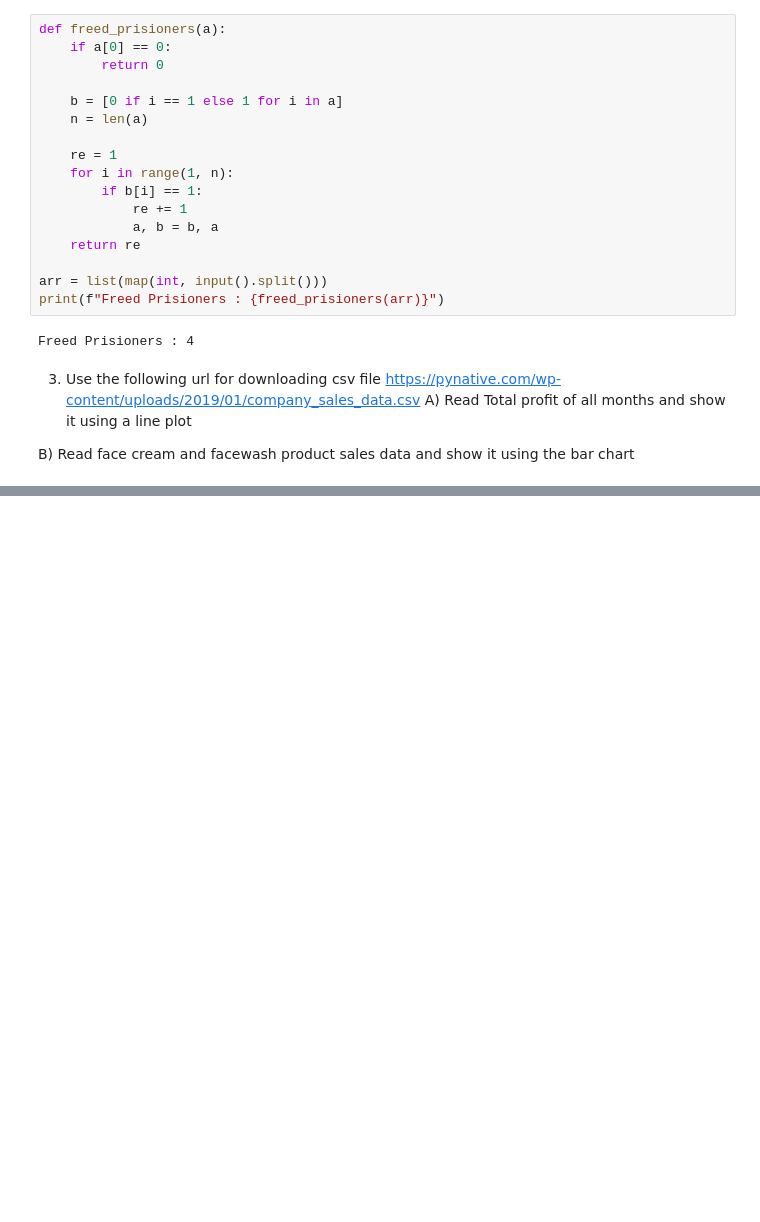
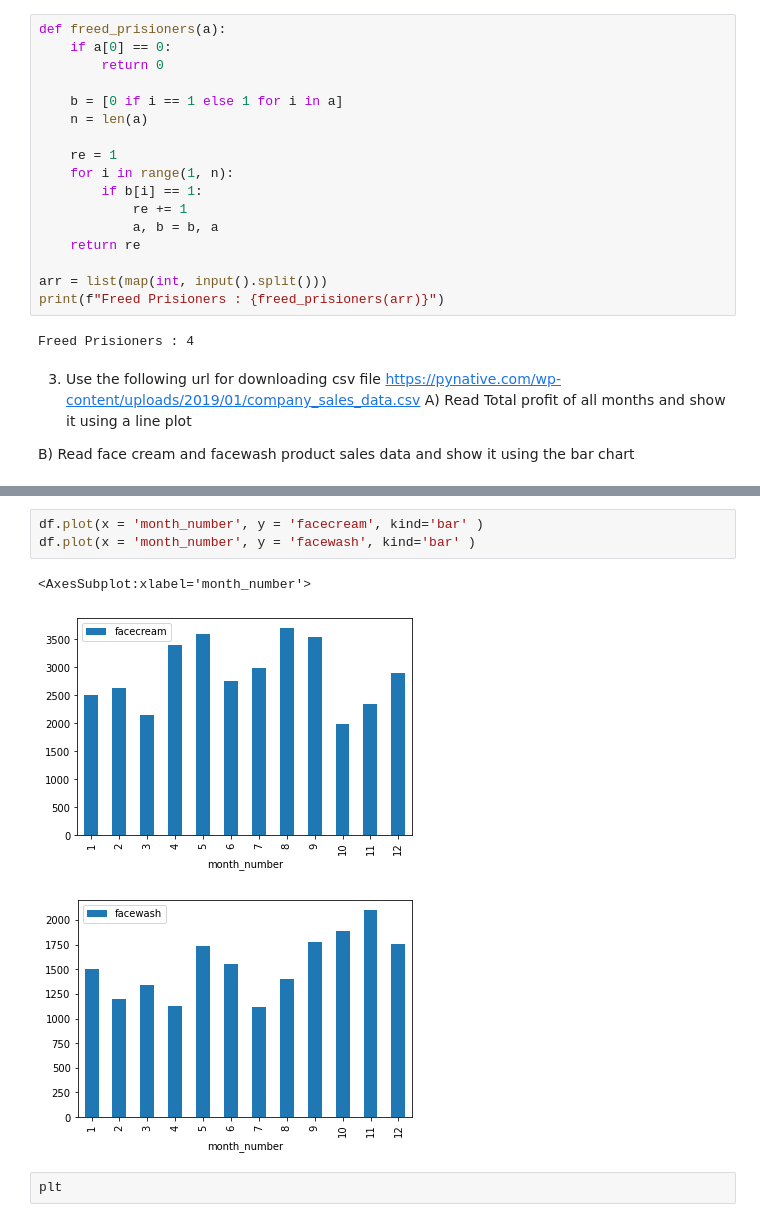
Before and after one commit to SandeepK1729/APP, a Jupyter notebook: 1.a cipher.ipynb, the cells around one changed output, grey strips where cells are left out. Cells and saved outputs as stored; diff of their text form; blank space fills up the shorter version.

```diff
--- a/1.a cipher.ipynb
+++ b/1.a cipher.ipynb
@@ -104,0 +134,9 @@ HTTPError: HTTP Error 403: Forbidden
+# %%
+df.plot(x = 'month_number', y = 'facecream', kind='bar' )
+df.plot(x = 'month_number', y = 'facewash', kind='bar' )
+# %% [output]
+<AxesSubplot:xlabel='month_number'>
+[figure, added]
+[figure, added]
+# %%
+plt
```
Also changed, not shown: parts of 3 cells of this notebook.
